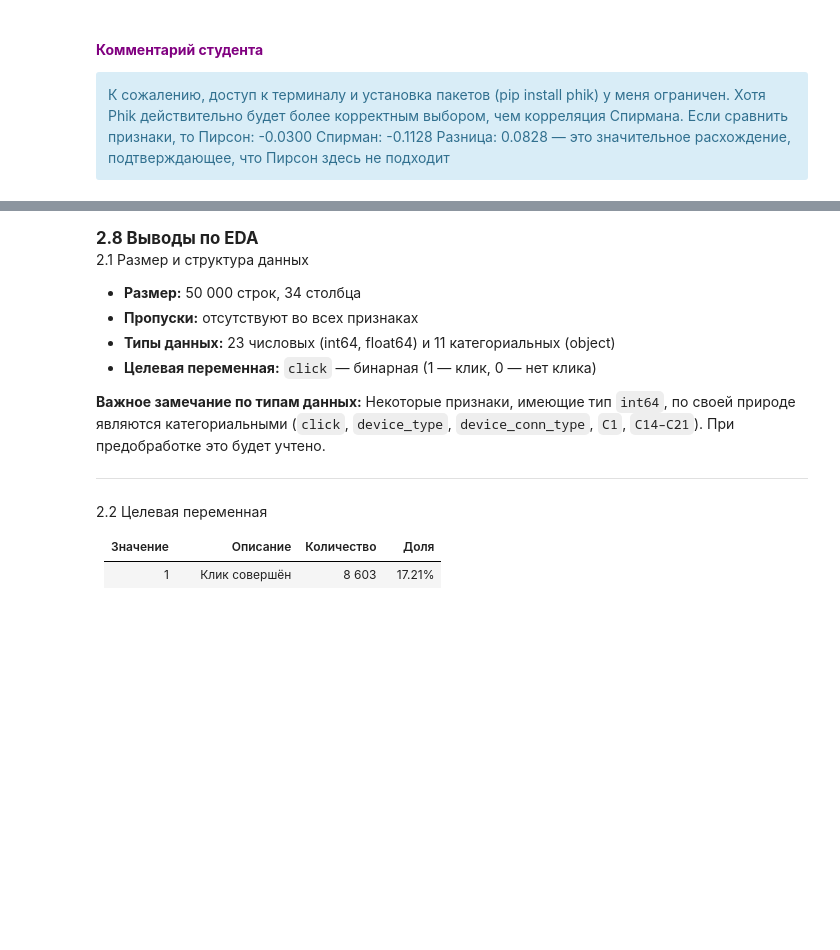
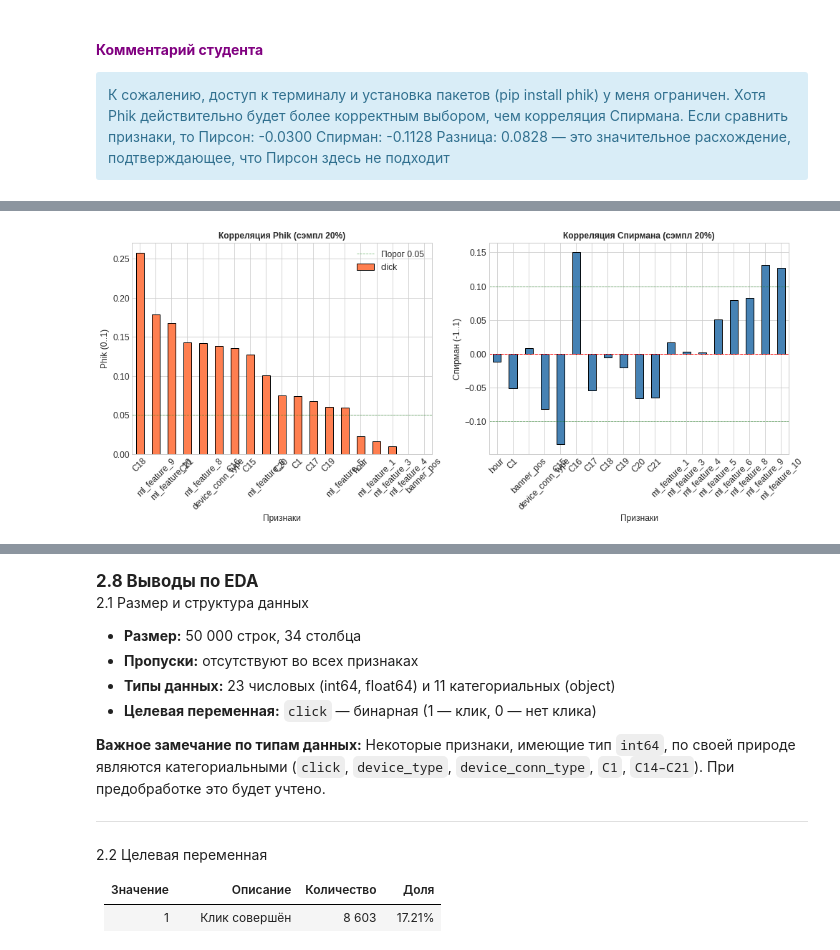
Before and after one commit to MllII/advandex-ctr-prediction, a Jupyter notebook: advandex_ctr_pipeline.ipynb, the cells around one changed output, grey strips where cells are left out. Cells and saved outputs as stored; diff of their text form; code cells hidden in the pictures; blank space fills up the shorter version.

```diff
--- a/advandex_ctr_pipeline.ipynb
+++ b/advandex_ctr_pipeline.ipynb
@@ -1302,0 +1343,89 @@ plt.show()
+# %%
+# =============================================================================
+# 2.7.1 Корреляция Phik (на сэмпле данных)
+# =============================================================================
+
+print("2.7.1 КОРРЕЛЯЦИЯ PHIK (НА СЭМПЛЕ ДАННЫХ)")
+print("=" * 50)
+
+# ---- 1. Создание стратифицированного сэмпла ----
+print("\n1. СОЗДАНИЕ СЭМПЛА ДАННЫХ (20%)")
+print("-" * 50)
+
+# Стратифицированный сэмпл для сохранения распределения целевой переменной
+sample_size = 0.2  # 20% данных
+df_sample = df_model.groupby('click', group_keys=False).apply(
+    lambda x: x.sample(frac=sample_size, random_state=RANDOM_STATE)
+)
+
+print(f"Размер полного набора данных: {len(df_model):,} записей")
+print(f"Размер сэмпла: {len(df_sample):,} записей ({sample_size*100}%)")
+print(f"Распределение click в сэмпле:\n{df_sample['click'].value_counts(normalize=True).round(4)}")
+
+# ---- 2. Расчёт корреляции Phik ----
+print("\n2. РАСЧЁТ КОРРЕЛЯЦИИ PHIK")
+print("-" * 50)
+
+import phik
+from phik.report import plot_correlation_matrix
+
+# Выбираем числовые признаки (как в основном анализе)
+numeric_for_phik = [col for col in numeric_cols if col != 'id']
+
+# Расчёт Phik-корреляции (включаем click в матрицу)
+phik_matrix = df_sample[numeric_for_phik + ['click']].phik_matrix()
+
+# Корреляция с целевой переменной
+phik_with_click = phik_matrix['click'].drop('click').sort_values(ascending=False)
+
+print("\nКорреляция Phik признаков с целевой переменной 'click':")
+print(phik_with_click)
+
+# ---- 3. Сравнение Phik и Спирмана на сэмпле ----
+print("\n3. СРАВНЕНИЕ PHIK И СПИРМАНА (НА СЭМПЛЕ)")
+print("-" * 50)
+
+# Спирман на том же сэмпле (включаем click)
+spearman_on_sample = df_sample[numeric_for_phik + ['click']].corr(method='spearman')['click'].drop('click')
+
+# Создаём таблицу сравнения
+comparison_phik = pd.DataFrame({
+    'Признак': phik_with_click.index,
+    'Phik (сэмпл)': phik_with_click.values,
+    'Спирман (сэмпл)': spearman_on_sample[phik_with_click.index].values,
+    'Разница': np.abs(phik_with_click.values - spearman_on_sample[phik_with_click.index].values)
+}).sort_values('Phik (сэмпл)', ascending=False)
+
+print("\nСравнение Phik и Спирмана на сэмпле данных:")
+print(comparison_phik.to_string(index=False))
+
+# ---- 4. Визуализация сравнения ----
+print("\n4. ВИЗУАЛИЗАЦИЯ СРАВНЕНИЯ PHIK И СПИРМАНА")
+print("-" * 50)
+
+fig, axes = plt.subplots(1, 2, figsize=(14, 6))
+
+# Phik
+ax1 = axes[0]
+phik_with_click.plot(kind='bar', color='coral', edgecolor='black', ax=ax1)
+ax1.set_title('Корреляция Phik (сэмпл 20%)', fontsize=12, fontweight='bold')
+ax1.set_xlabel('Признаки')
+ax1.set_ylabel('Phik (0..1)')
+ax1.axhline(y=0.05, color='green', linestyle='--', linewidth=0.8, alpha=0.5, label='Порог 0.05')
+ax1.legend()
+ax1.tick_params(axis='x', rotation=45)
+
+# Спирман
+ax2 = axes[1]
+spearman_on_sample.plot(kind='bar', color='steelblue', edgecolor='black', ax=ax2)
+ax2.set_title('Корреляция Спирмана (сэмпл 20%)', fontsize=12, fontweight='bold')
+ax2.set_xlabel('Признаки')
+ax2.set_ylabel('Спирман (-1..1)')
+ax2.axhline(y=0, color='red', linestyle='--', linewidth=1)
+ax2.axhline(y=0.1, color='green', linestyle='--', linewidth=0.8, alpha=0.5)
+ax2.axhline(y=-0.1, color='green', linestyle='--', linewidth=0.8, alpha=0.5)
+ax2.tick_params(axis='x', rotation=45)
+
+plt.tight_layout()
+plt.show()
+# %% [output]
@@ -1302,0 +1449 @@ plt.show()
+[figure, added]
```
Also changed, not shown: parts of 136 cells of this notebook, 9 other files.
